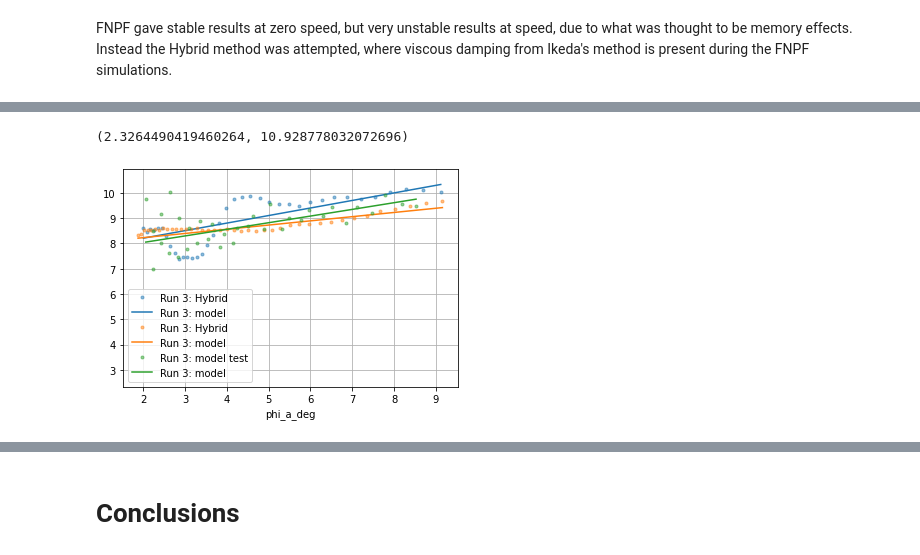
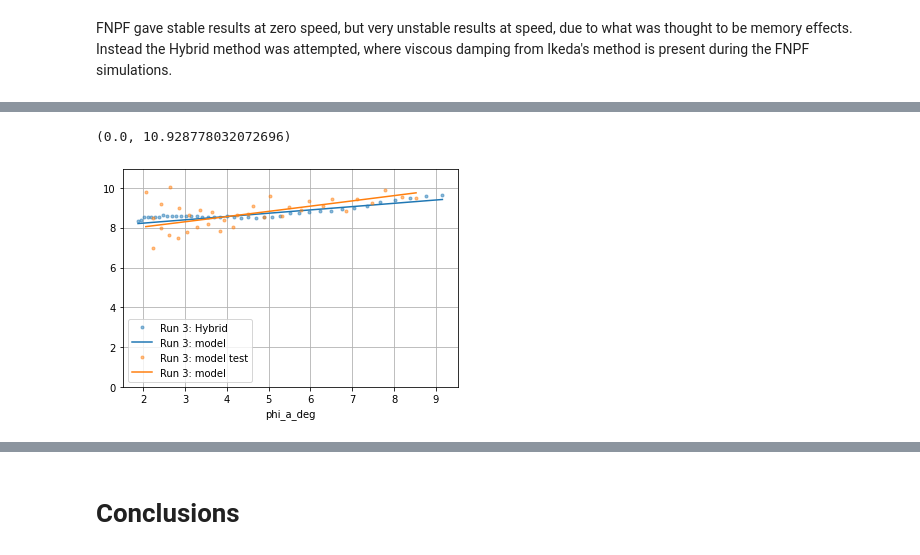
Before and after one commit to martinlarsalbert/Prediction-of-roll-motion-using-fully-nonlinear-potential-flow-and-Ikedas-method, a Jupyter notebook: reports/ISOPE_outline/01.1.outline.ipynb, the cells around one changed output, grey strips where cells are left out. Saved outputs shown, nothing was run; the diff lists cells and outputs as text; code cells hidden in the pictures.

```diff
--- a/reports/ISOPE_outline/01.1.outline.ipynb
+++ b/reports/ISOPE_outline/01.1.outline.ipynb
@@ -586,0 +644,34 @@ FNPF gave stable results at zero speed, but very unstable results at speed, due
+# %%
+id = 21338
+key = 'kvlcc2_rolldecay_0kn'
+df_amplitudes_motions = amplitudes_motions[key].copy()
+
+row = mdl_results.df_rolldecays.loc[id]
+ikeda_name = 'ikeda_C_r'
+file_name = '%s_%s.pkl' % (id,ikeda_name)
+ikeda = joblib.load('../../models/%s' % file_name)
+model = models_mdl[id]
+df_amplitudes = amplitudes[id]
+phi_as = df_amplitudes_motions['phi_a']
+
+df = ikeda.calculate(w=model.results['omega0'], fi_a=phi_as)
+df['phi_a'] = phi_as
+df.set_index('phi_a', inplace=True)
+
+results = src.helpers.unhat(df=df,
+                            Disp=ikeda.volume,
+                            beam=ikeda.beam,
+                            g=ikeda.g,
+                            rho=ikeda.rho)
+
+## Replacing the wave damping from motions
+results['B_W'] = df_amplitudes_motions['B_model'].values
+results_ = results.copy()
+results_['phi_a_deg'] = np.rad2deg(results_.index)
+results_.set_index('phi_a_deg', inplace=True)
+fig,ax=plt.subplots()
+plot_ikeda(df_amplitudes=amplitudes[id], results=results_, paper_name=row.paper_name, ax=ax)
+plot_amplitudes(df_amplitudes=df_amplitudes_motions, source='FNPF', paper_name=row.paper_name,
+                    ax=ax, color='red')
+ax.set_title('Hybrid method')
+ax.legend();
@@ -587,16 +690,21 @@ FNPF gave stable results at zero speed, but very unstable results at speed, due
 # %%
 ## Plotting:
 fig,ax=plt.subplots()
-for id,row in df_results.loc[mask_visc].iterrows():
+df_motions_ikeda = df_results.loc[mask_visc]
+best_motions_ikeda = 'kvlcc2_rolldecay_15-5kn_ikeda_dev'
+df_motions_ikeda = df_motions_ikeda.loc[[best_motions_ikeda]]
+for id,row in df_motions_ikeda.iterrows():
     df_amplitudes = amplitudes_motions[id].copy()
 
     df_amplitudes.sort_values(by='phi_a', inplace=True)
     df_amplitudes['phi_a_deg'] = np.rad2deg(df_amplitudes['phi_a'])
-    plot_amplitudes(df_amplitudes=df_amplitudes, source='Hybrid', ax=ax)
+    plot_amplitudes(df_amplitudes=df_amplitudes, source='Hybrid', paper_name=row.paper_name,ax=ax)
 
-plot_amplitudes(df_amplitudes=amplitudes[21340], source='model test', ax=ax)
+id = 21340
+row = mdl_results.df_rolldecays.loc[id]
+plot_amplitudes(df_amplitudes=amplitudes[id], source='model test', paper_name=row.paper_name, ax=ax)
 
 ax.set_ylim(y_lim_motions)
 # %% [output]
-(2.3264490419460264, 10.928778032072696)
+(0.0, 10.928778032072696)
-[figure, old version]
+[figure, new version]
```
Also changed, not shown: parts of 15 cells of this notebook, 1 other file.
